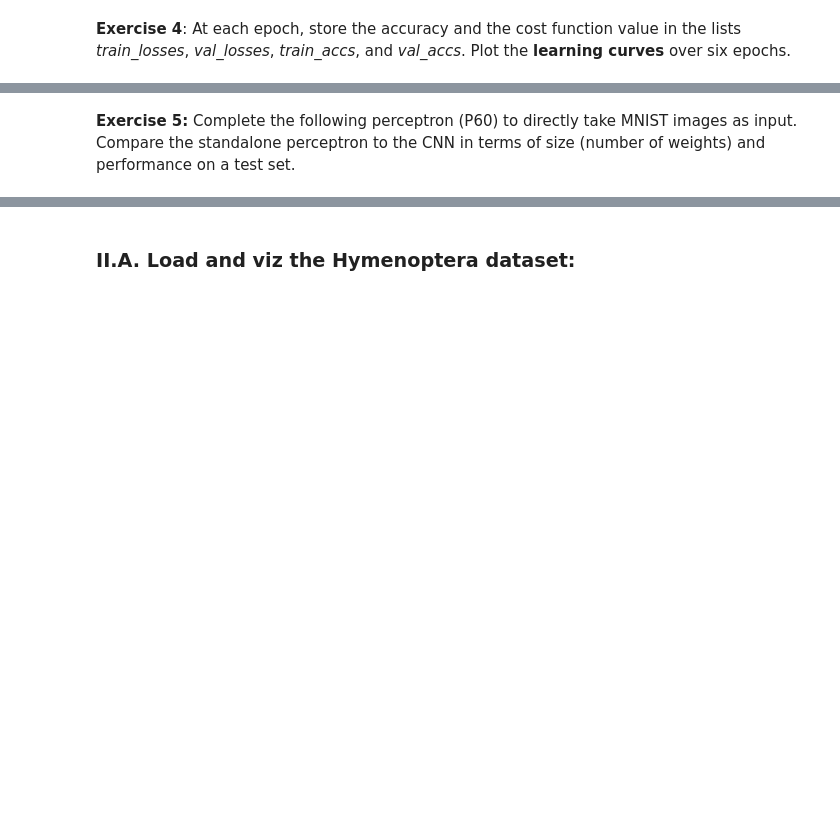
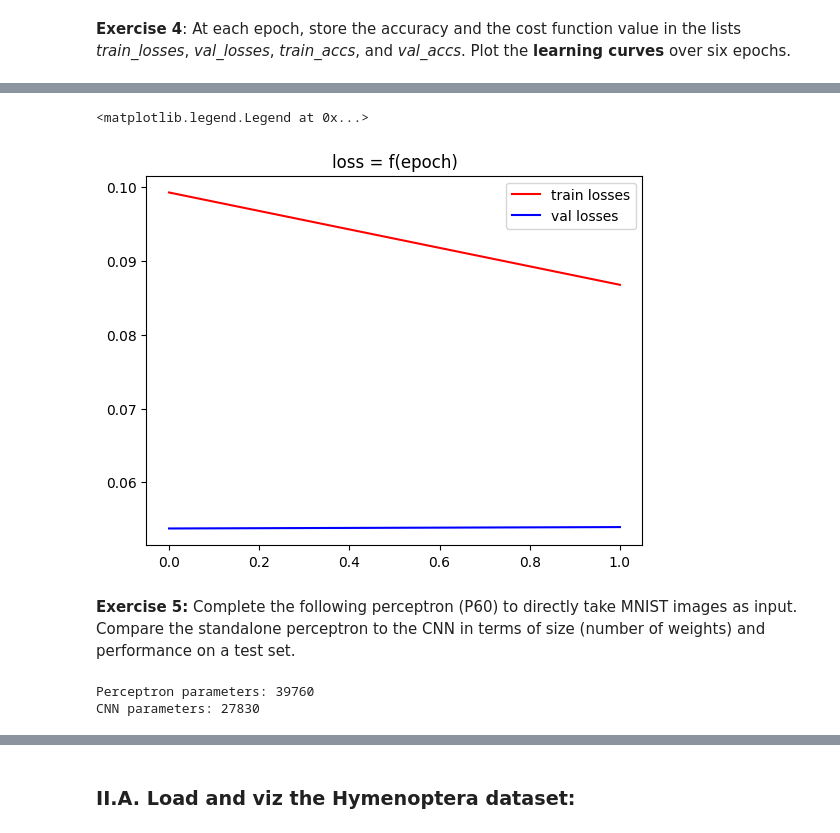
Before and after one commit to nanopiero/ML_S5_etudiants, a Jupyter notebook: practicals/P3/P3_instructions.ipynb, the cells around one changed output, grey strips where cells are left out. Saved outputs shown, nothing was run; the diff lists cells and outputs as text; code cells hidden in the pictures; blank space fills up the shorter version.

```diff
--- a/practicals/P3/P3_instructions.ipynb
+++ b/practicals/P3/P3_instructions.ipynb
@@ -295,9 +238,12 @@ ax.legend(['train acc.', 'val acc.'])
 # %%
 fig2, ax2 = plt.subplots()
 plt.title('loss = f(epoch)')
-ax2.plot( ... ,  color = 'r')
-ax2.plot( ... , color = 'b')
+ax2.plot( train_losses ,  color = 'r')
+ax2.plot( val_losses , color = 'b')
 ax2.legend(['train losses', 'val losses'])
+# %% [output]
+<matplotlib.legend.Legend at 0x...>
+[figure, added]
 # %% [markdown]
 **Exercise 5:** Complete the following perceptron (P60) to directly take MNIST images as input.
 Compare the standalone perceptron to the CNN in terms of size (number of weights) and performance on a test set.
@@ -335,0 +274,13 @@ loss_fn =  torch.nn.NLLLoss()
+# %%
+# Size comparison:
+def count_params(model):
+    return sum(p.numel() for p in model.parameters())
+
+perceptron_params = count_params(perceptron)
+cnn_params = count_params(model)
+
+print(f"Perceptron parameters: {perceptron_params}")
+print(f"CNN parameters: {cnn_params}")
+# %% [output]
+Perceptron parameters: 39760
+CNN parameters: 27830
```
Also changed, not shown: parts of 23 cells of this notebook.
